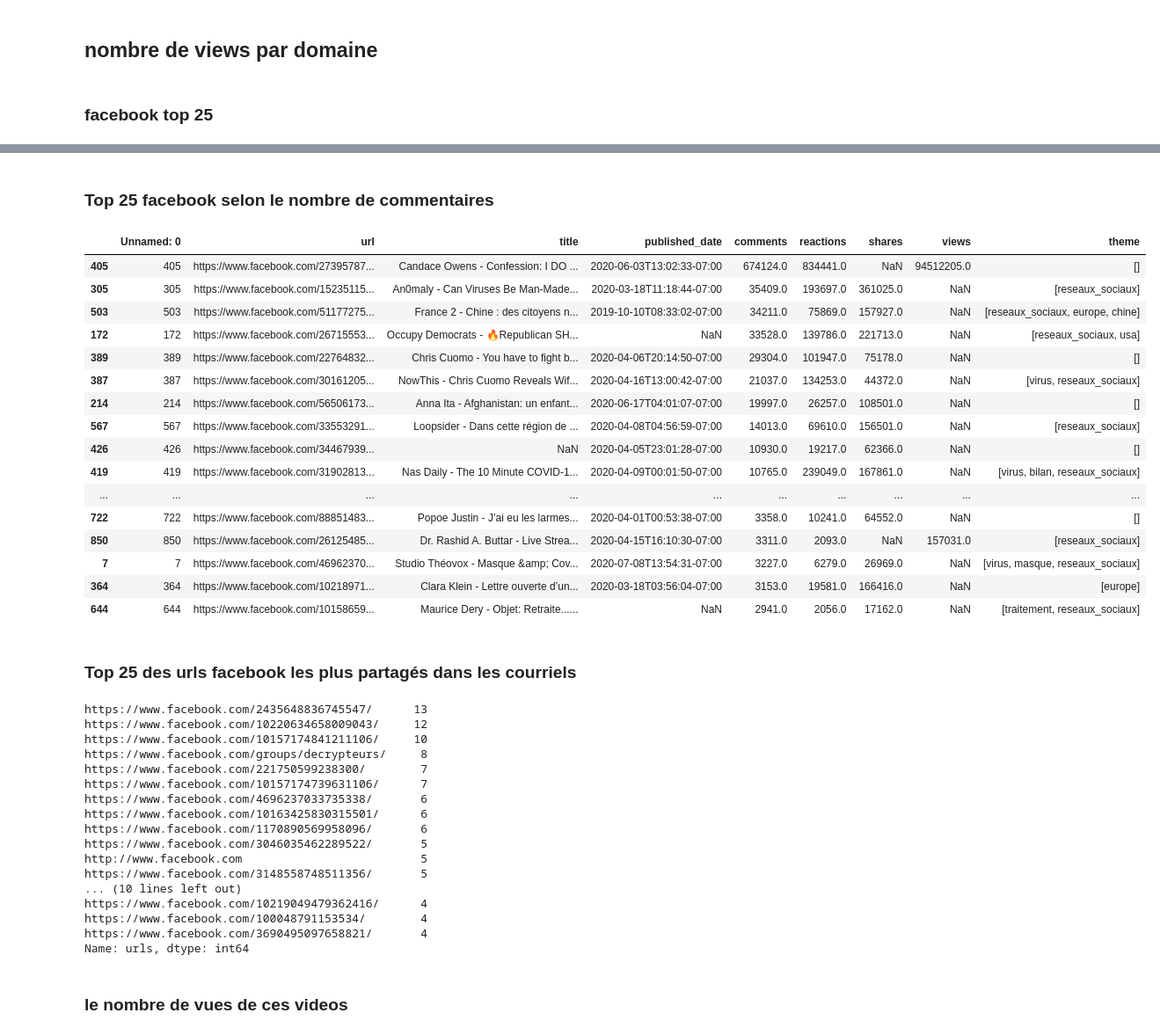
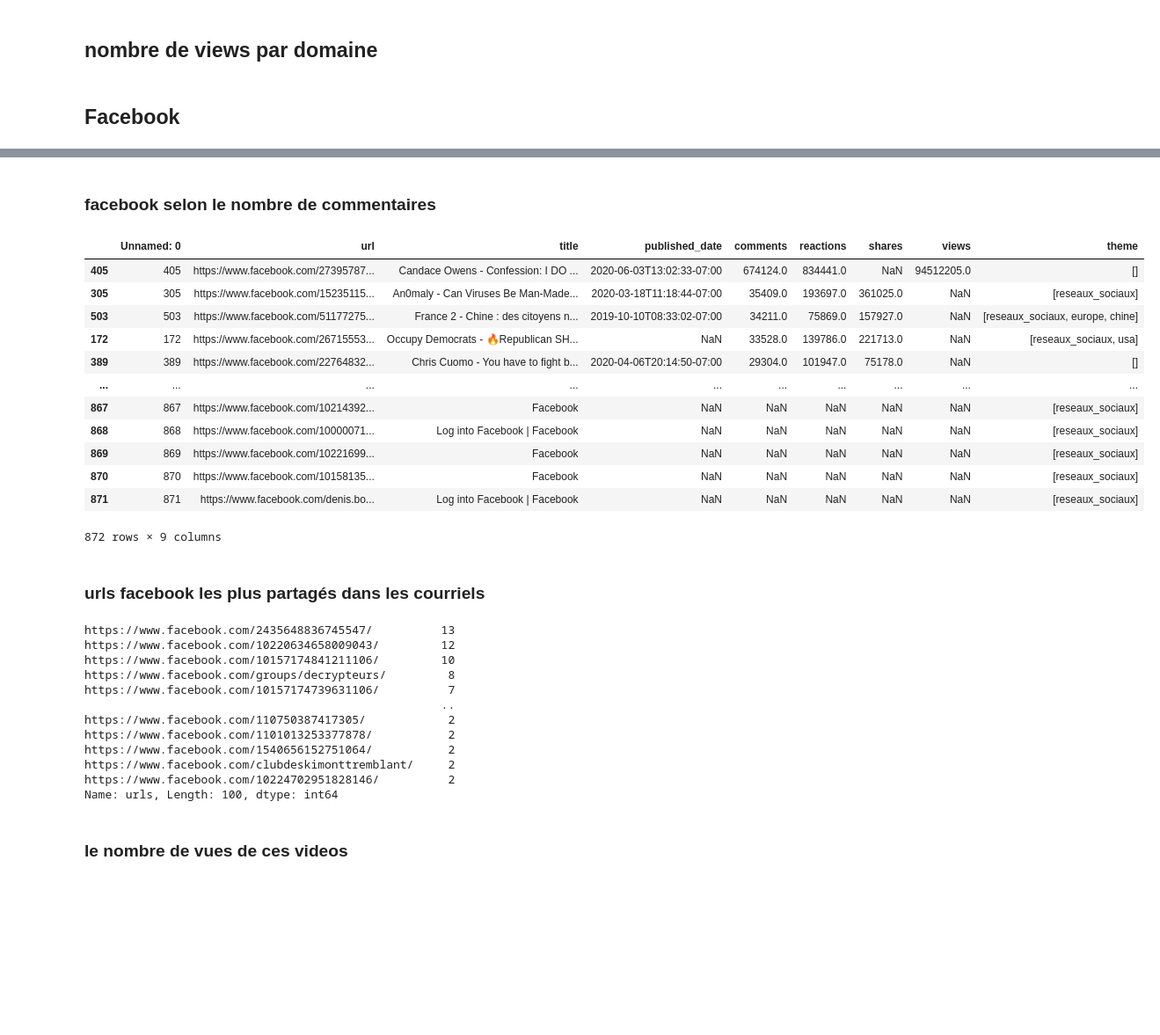
Before and after one commit to jaytouz/pyMboxAnalyser, a Jupyter notebook: notebook/3 - Analyses spécifiques.ipynb, the cells around one changed output, grey strips where cells are left out. Shown at 88% size. Cells and saved outputs as stored; diff of their text form; code cells hidden in the pictures; blank space fills up the shorter version.

```diff
--- a/notebook/3 - Analyses spécifiques.ipynb
+++ b/notebook/3 - Analyses spécifiques.ipynb
@@ -131,7 +160,7 @@ plt.savefig(output_path_graph_folder/'domain_pie.png', dpi=300)
 # %% [markdown]
 ## nombre de views par domaine
-# %% [markdown]
-### facebook top 25
+# %% [markdown]
+## Facebook
 # %%
 fb_url.df.sort_values('views', ascending=False)[:25]
 # %% [output]
@@ -153,50 +182,41 @@ fb_url.df.sort_values('views', ascending=False)[:25]
 | 13 | 13 | https://www.facebook.com/30460354... | Stéphane Blais - Qui est le scien... | NaN | 1023.0 | 1144.0 | 2865.0 | NaN | [reseaux_sociaux] |
 | 14 | 14 | https://www.facebook.com/11076634... | Van &amp; Aventures - Home | Face... | NaN | NaN | NaN | NaN | NaN | [reseaux_sociaux] |
 # %% [markdown]
-### Top 25 facebook selon le nombre de commentaires
+### facebook selon le nombre de commentaires
 # %%
-fb_url.df.sort_values('comments', ascending=False)[:25]
+fb_url.df.sort_values('comments', ascending=False)
 # %% [output]
 |  | Unnamed: 0 | url | title | published_date | comments | reactions | shares | views | theme |
 | 405 | 405 | https://www.facebook.com/27395787... | Candace Owens - Confession: I DO ... | 2020-06-03T13:02:33-07:00 | 674124.0 | 834441.0 | NaN | 94512205.0 | [] |
 | 305 | 305 | https://www.facebook.com/15235115... | An0maly - Can Viruses Be Man-Made... | 2020-03-18T11:18:44-07:00 | 35409.0 | 193697.0 | 361025.0 | NaN | [reseaux_sociaux] |
 | 503 | 503 | https://www.facebook.com/51177275... | France 2 - Chine : des citoyens n... | 2019-10-10T08:33:02-07:00 | 34211.0 | 75869.0 | 157927.0 | NaN | [reseaux_sociaux, europe, chine] |
 | 172 | 172 | https://www.facebook.com/26715553... | Occupy Democrats - 🔥Republican SH... | NaN | 33528.0 | 139786.0 | 221713.0 | NaN | [reseaux_sociaux, usa] |
 | 389 | 389 | https://www.facebook.com/22764832... | Chris Cuomo - You have to fight b... | 2020-04-06T20:14:50-07:00 | 29304.0 | 101947.0 | 75178.0 | NaN | [] |
-| 387 | 387 | https://www.facebook.com/30161205... | NowThis - Chris Cuomo Reveals Wif... | 2020-04-16T13:00:42-07:00 | 21037.0 | 134253.0 | 44372.0 | NaN | [virus, reseaux_sociaux] |
-| 214 | 214 | https://www.facebook.com/56506173... | Anna Ita - Afghanistan: un enfant... | 2020-06-17T04:01:07-07:00 | 19997.0 | 26257.0 | 108501.0 | NaN | [] |
-| 567 | 567 | https://www.facebook.com/33553291... | Loopsider - Dans cette région de ... | 2020-04-08T04:56:59-07:00 | 14013.0 | 69610.0 | 156501.0 | NaN | [reseaux_sociaux] |
-| 426 | 426 | https://www.facebook.com/34467939... | NaN | 2020-04-05T23:01:28-07:00 | 10930.0 | 19217.0 | 62366.0 | NaN | [] |
-| 419 | 419 | https://www.facebook.com/31902813... | Nas Daily - The 10 Minute COVID-1... | 2020-04-09T00:01:50-07:00 | 10765.0 | 239049.0 | 167861.0 | NaN | [virus, bilan, reseaux_sociaux] |
 | ... | ... | ... | ... | ... | ... | ... | ... | ... | ... |
-| 722 | 722 | https://www.facebook.com/88851483... | Popoe Justin - J’ai eu les larmes... | 2020-04-01T00:53:38-07:00 | 3358.0 | 10241.0 | 64552.0 | NaN | [] |
-| 850 | 850 | https://www.facebook.com/26125485... | Dr. Rashid A. Buttar - Live Strea... | 2020-04-15T16:10:30-07:00 | 3311.0 | 2093.0 | NaN | 157031.0 | [reseaux_sociaux] |
-| 7 | 7 | https://www.facebook.com/46962370... | Studio Théovox - Masque &amp; Cov... | 2020-07-08T13:54:31-07:00 | 3227.0 | 6279.0 | 26969.0 | NaN | [virus, masque, reseaux_sociaux] |
-| 364 | 364 | https://www.facebook.com/10218971... | Clara Klein - Lettre ouverte d’un... | 2020-03-18T03:56:04-07:00 | 3153.0 | 19581.0 | 166416.0 | NaN | [europe] |
-| 644 | 644 | https://www.facebook.com/10158659... | Maurice Dery - Objet: Retraite...... | NaN | 2941.0 | 2056.0 | 17162.0 | NaN | [traitement, reseaux_sociaux] |
+| 867 | 867 | https://www.facebook.com/10214392... | Facebook | NaN | NaN | NaN | NaN | NaN | [reseaux_sociaux] |
+| 868 | 868 | https://www.facebook.com/10000071... | Log into Facebook | Facebook | NaN | NaN | NaN | NaN | NaN | [reseaux_sociaux] |
+| 869 | 869 | https://www.facebook.com/10221699... | Facebook | NaN | NaN | NaN | NaN | NaN | [reseaux_sociaux] |
+| 870 | 870 | https://www.facebook.com/10158135... | Facebook | NaN | NaN | NaN | NaN | NaN | [reseaux_sociaux] |
+| 871 | 871 | https://www.facebook.com/denis.bo... | Log into Facebook | Facebook | NaN | NaN | NaN | NaN | NaN | [reseaux_sociaux] |
+872 rows × 9 columns
 # %% [markdown]
-### Top 25 des urls facebook les plus partagés dans les courriels
+### urls facebook les plus partagés dans les courriels
 # %%
-top_fb_urls_in_email = email_df.df.urls.explode()[email_df.df.domain.explode() == 'facebook'].value_counts()[:25]
+top_fb_urls_in_email = email_df.df.urls.explode()[email_df.df.domain.explode() == 'facebook'].value_counts()[:100]
 top_fb_urls_in_email
 # %% [output]
-https://www.facebook.com/2435648836745547/      13
-https://www.facebook.com/10220634658009043/     12
-https://www.facebook.com/10157174841211106/     10
-https://www.facebook.com/groups/decrypteurs/     8
-https://www.facebook.com/221750599238300/        7
-https://www.facebook.com/10157174739631106/      7
-https://www.facebook.com/4696237033735338/       6
-https://www.facebook.com/10163425830315501/      6
-https://www.facebook.com/1170890569958096/       6
-https://www.facebook.com/3046035462289522/       5
-http://www.facebook.com                          5
-https://www.facebook.com/3148558748511356/       5
-... (10 lines left out)
-https://www.facebook.com/10219049479362416/      4
-https://www.facebook.com/100048791153534/        4
-https://www.facebook.com/3690495097658821/       4
-Name: urls, dtype: int64
+https://www.facebook.com/2435648836745547/          13
+https://www.facebook.com/10220634658009043/         12
+https://www.facebook.com/10157174841211106/         10
+https://www.facebook.com/groups/decrypteurs/         8
+https://www.facebook.com/10157174739631106/          7
+                                                    ..
+https://www.facebook.com/110750387417305/            2
+https://www.facebook.com/1101013253377878/           2
+https://www.facebook.com/1540656152751064/           2
+https://www.facebook.com/clubdeskimonttremblant/     2
+https://www.facebook.com/10224702951828146/          2
+Name: urls, Length: 100, dtype: int64
 # %% [markdown]
 ### le nombre de vues de ces videos
 # %%
```
Also changed, not shown: parts of 65 cells of this notebook, 28 other files.
